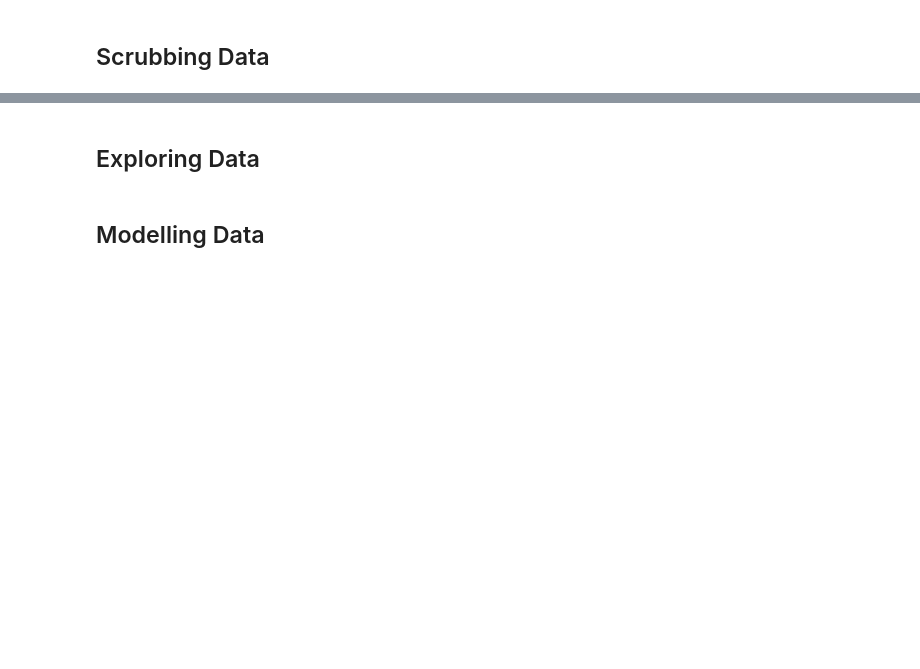
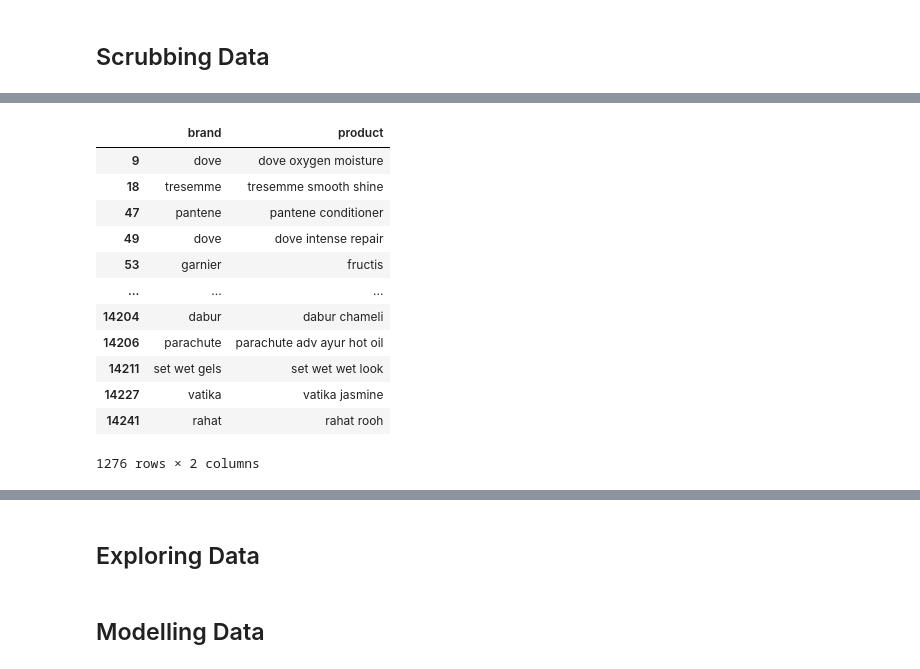
Before and after one commit to oyang0/brand, a Jupyter notebook: src/main.ipynb, the cells around one changed output, grey strips where cells are left out. Saved outputs shown, nothing was run; the diff lists cells and outputs as text; code cells hidden in the pictures; blank space fills up the shorter version.

```diff
--- a/src/main.ipynb
+++ b/src/main.ipynb
@@ -318,7 +332,21 @@ validation_set1
 # %%
-test_set1 = df2.drop(training_set1.index)
-test_set1 = test_set1.drop(validation_set1.index)
-test_set1
+test_set = df2.drop(training_set1.index)
+test_set = test_set.drop(validation_set.index)
+test_set
+# %% [output]
+|  | brand | product |
+| 9 | dove | dove oxygen moisture |
+| 18 | tresemme | tresemme smooth shine |
+| 47 | pantene | pantene conditioner |
+| 49 | dove | dove intense repair |
+| 53 | garnier | fructis |
+| ... | ... | ... |
+| 14204 | dabur | dabur chameli |
+| 14206 | parachute | parachute adv ayur hot oil |
+| 14211 | set wet gels | set wet wet look |
+| 14227 | vatika | vatika jasmine |
+| 14241 | rahat | rahat rooh |
+1276 rows × 2 columns
 # %%
 seed(1)
 augmented_sentences = get_augmented_sentences(
```
Also changed, not shown: parts of 16 cells of this notebook.
